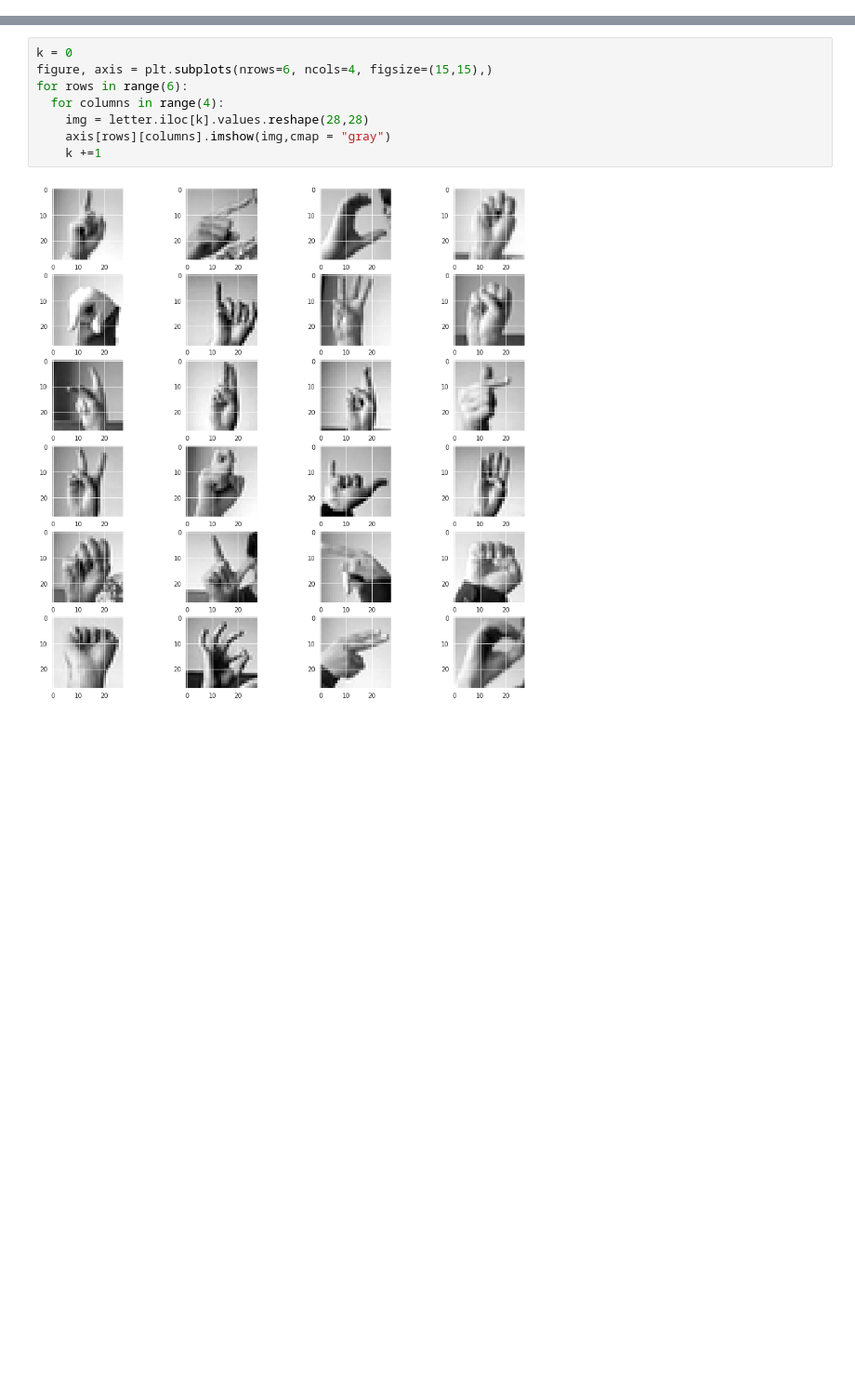
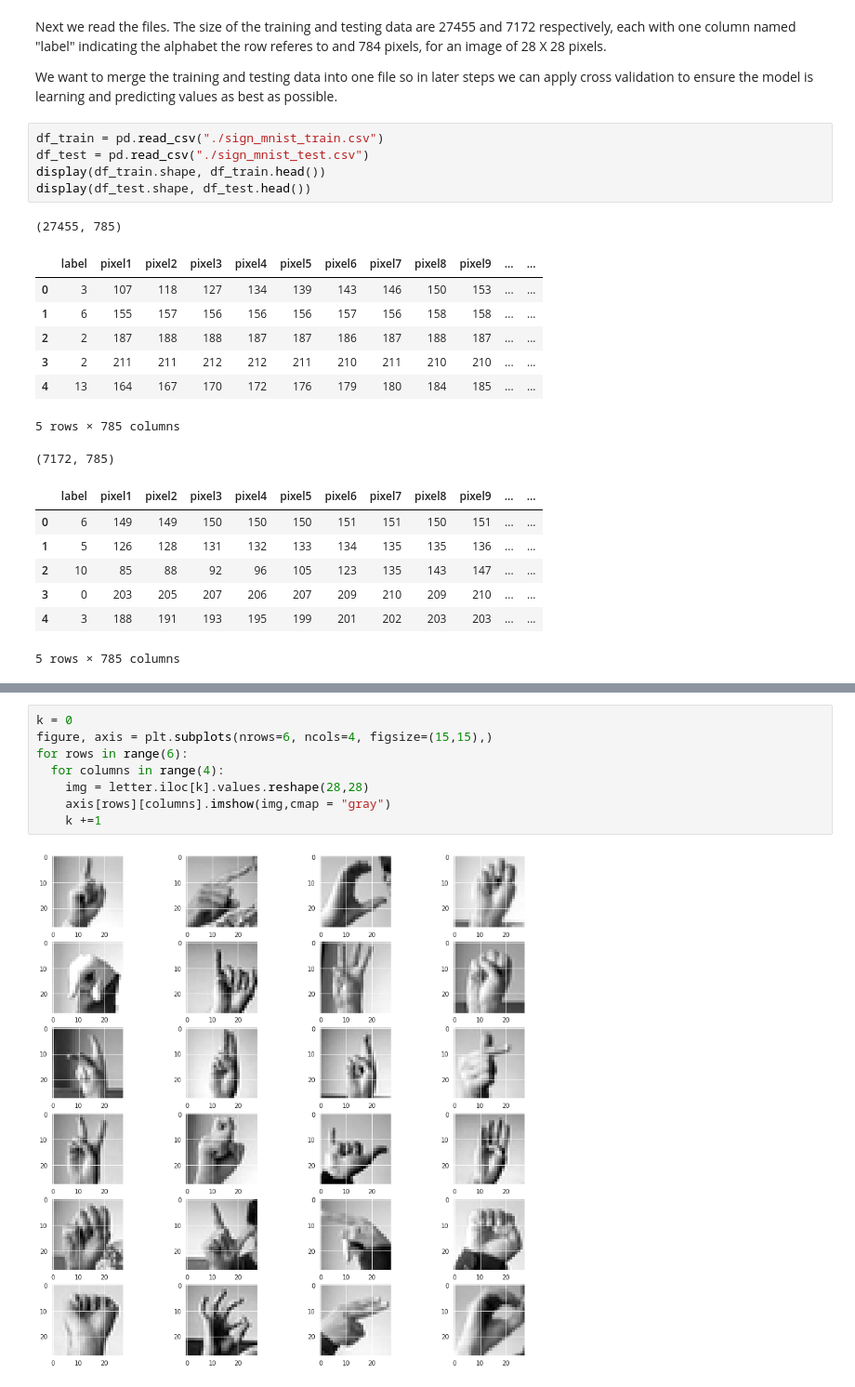
Before and after one commit to trishnasharma/ecs171_final_project, a Jupyter notebook: main.ipynb, the cells around one changed output, grey strips where cells are left out. Shown: that part at 93% size. Saved outputs shown, nothing was run; the diff lists cells and outputs as text; blank space fills up the shorter version.

```diff
--- a/main.ipynb
+++ b/main.ipynb
@@ -28,0 +42,26 @@ from keras.callbacks import ReduceLROnPlateau
+# %% [markdown]
+Next we read the files. The size of the training and testing data are 27455 and 7172 respectively, each with one column named "label" indicating the alphabet the row referes to and 784 pixels, for an image of 28 X 28 pixels.
+
+We want to merge the training and testing data into one file so in later steps we can apply cross validation to ensure the model is learning and predicting values as best as possible.
+# %%
+df_train = pd.read_csv("./sign_mnist_train.csv")
+df_test = pd.read_csv("./sign_mnist_test.csv")
+display(df_train.shape, df_train.head())
+display(df_test.shape, df_test.head())
+# %% [output]
+(27455, 785)
+|  | label | pixel1 | pixel2 | pixel3 | pixel4 | pixel5 | pixel6 | pixel7 | pixel8 | pixel9 | ... | ... |
+| 0 | 3 | 107 | 118 | 127 | 134 | 139 | 143 | 146 | 150 | 153 | ... | ... |
+| 1 | 6 | 155 | 157 | 156 | 156 | 156 | 157 | 156 | 158 | 158 | ... | ... |
+| 2 | 2 | 187 | 188 | 188 | 187 | 187 | 186 | 187 | 188 | 187 | ... | ... |
+| 3 | 2 | 211 | 211 | 212 | 212 | 211 | 210 | 211 | 210 | 210 | ... | ... |
+| 4 | 13 | 164 | 167 | 170 | 172 | 176 | 179 | 180 | 184 | 185 | ... | ... |
+5 rows × 785 columns
+(7172, 785)
+|  | label | pixel1 | pixel2 | pixel3 | pixel4 | pixel5 | pixel6 | pixel7 | pixel8 | pixel9 | ... | ... |
+| 0 | 6 | 149 | 149 | 150 | 150 | 150 | 151 | 151 | 150 | 151 | ... | ... |
+| 1 | 5 | 126 | 128 | 131 | 132 | 133 | 134 | 135 | 135 | 136 | ... | ... |
+| 2 | 10 | 85 | 88 | 92 | 96 | 105 | 123 | 135 | 143 | 147 | ... | ... |
+| 3 | 0 | 203 | 205 | 207 | 206 | 207 | 209 | 210 | 209 | 210 | ... | ... |
+| 4 | 3 | 188 | 191 | 193 | 195 | 199 | 201 | 202 | 203 | 203 | ... | ... |
+5 rows × 785 columns
```
Also changed, not shown: parts of 21 cells of this notebook.
